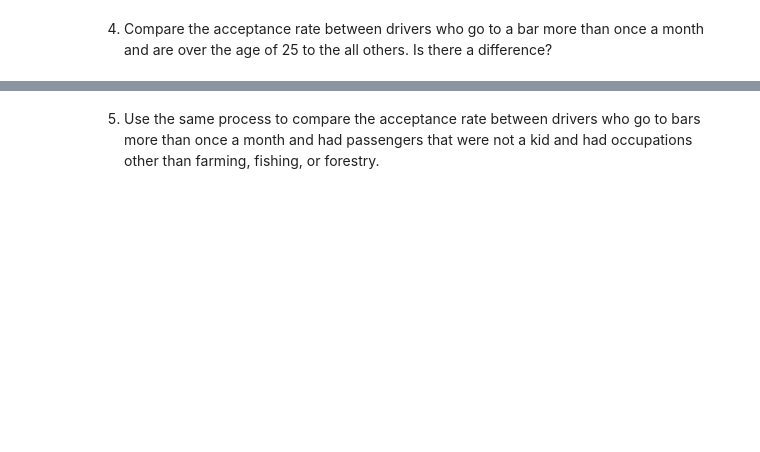
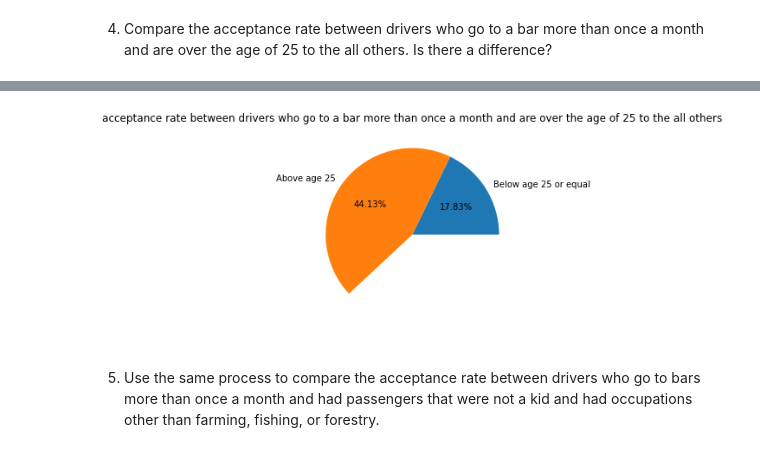
Before and after one commit to spiderweb2828/AIML-Assignment1, a Jupyter notebook: prompt.ipynb, the cells around one changed output, grey strips where cells are left out. Drawn from its saved outputs; the diff is of its cells as text; code cells hidden in the pictures; blank space fills up the shorter version.

```diff
--- a/prompt.ipynb
+++ b/prompt.ipynb
@@ -359,0 +371,7 @@ set_3_2_df
+# %%
+tmp_dataset =tmp_dataset.astype({'age':'string','Bar':'string'})
+tmp_dataset['numeric_age'] = tmp_dataset['age']
+tmp_dataset['numeric_age']  = tmp_dataset['numeric_age'].replace('50plus','50')
+tmp_dataset['numeric_age']  = tmp_dataset['numeric_age'].replace('below21','20')
+tmp_dataset = tmp_dataset.astype({'numeric_age':'int'})
+tmp_dataset['numeric_age'].value_counts()
@@ -359,0 +388,8 @@ set_3_2_df
+# %%
+set_4 = tmp_dataset[tmp_dataset['Bar'].isin(['1~3', 'gt8', '4~8'])][['Bar','numeric_age','Y']]
+#set_4.value_counts()
+set_4_lt = set_4[set_4['numeric_age']<=25]
+#set_4_lt.value_counts()
+#
+set_4_gt = set_4[set_4['numeric_age']>25]
+set_4_gt.value_counts()
@@ -360,2 +414,10 @@ set_3_2_df
+# %%
+x=[set_4_lt[set_4_lt['Y']==1]['Y'].count()/set_4['Y'].count(),set_4_gt[set_4_gt['Y']==1]['Y'].count()/set_4['Y'].count()]
+labels=['Below age 25 or equal','Above age 25']
+plt.pie(x, labels=labels,normalize=False, autopct='%.2f%%')
+plt.title('acceptance rate between drivers who go to a bar more than once a month and are over the age of 25 to the all others')
+plt.tight_layout()
+# %% [output]
+[figure, added]
 # %% [markdown]
 5. Use the same process to compare the acceptance rate between drivers who go to bars more than once a month and had passengers that were not a kid and had occupations other than farming, fishing, or forestry.
```
Also changed, not shown: parts of 15 cells of this notebook.
